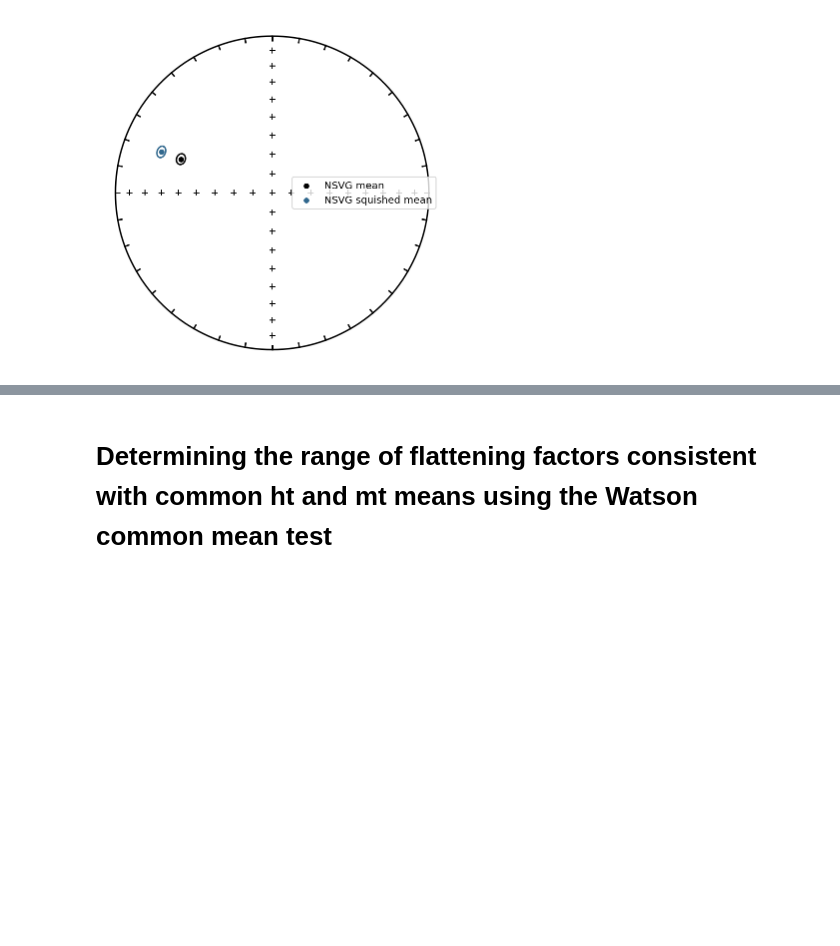
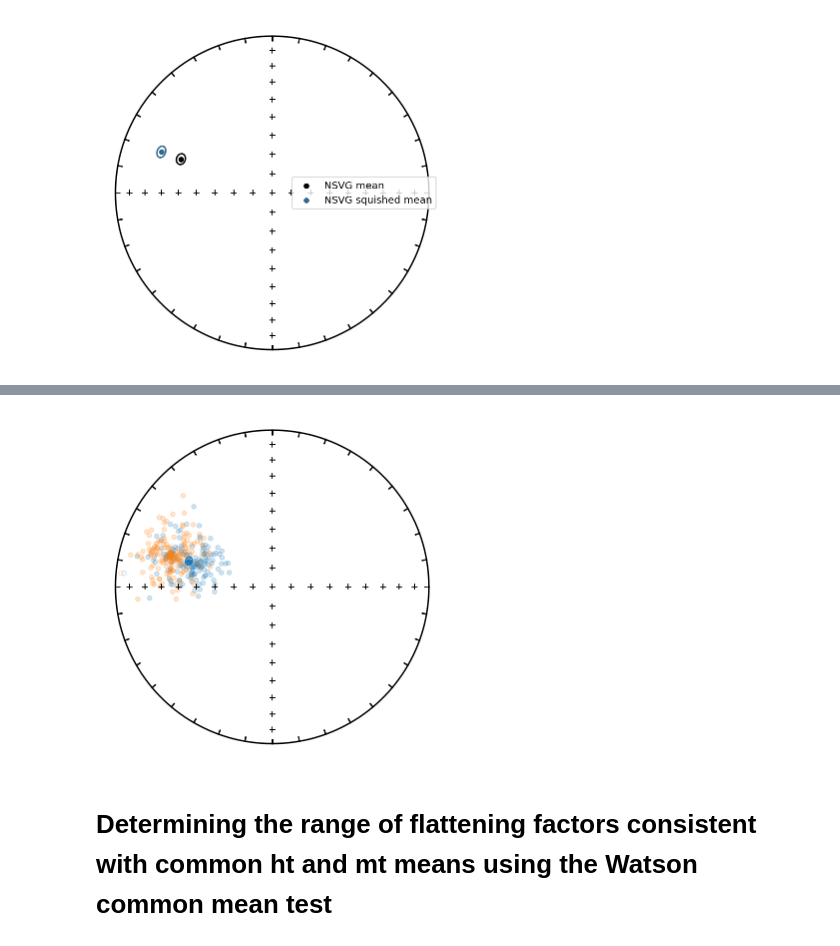
Before and after one commit to Swanson-Hysell-Group/Inclination_Shallowing, a Jupyter notebook: code/Notebooks/Cutface_pmag.ipynb, the cells around one changed output, grey strips where cells are left out. Drawn from its saved outputs; the diff is of its cells as text; code cells hidden in the pictures; blank space fills up the shorter version.

```diff
--- a/code/Notebooks/Cutface_pmag.ipynb
+++ b/code/Notebooks/Cutface_pmag.ipynb
@@ -504,0 +507,10 @@ plt.show()
+# %%
+original_dir_blocks = specimens_ht_tc[['dir_dec', 'dir_inc']].to_numpy()
+dir_blocks_56 = np.array([original_dir_blocks.T[0], ipmag.unsquish(original_dir_blocks.T[1], 0.56)]).T
+dir_blocks_87 = np.array([original_dir_blocks.T[0], ipmag.unsquish(original_dir_blocks.T[1], 0.87)]).T
+
+dir_blocks_56_mean = ipmag.fisher_mean(di_block=dir_blocks_56)
+dir_blocks_87_mean = ipmag.fisher_mean(di_block=dir_blocks_87)
+
+dir_blocks_56_pole = pmag.dia_vgp(dir_blocks_56_mean['dec'], dir_blocks_56_mean['inc'], dir_blocks_56_mean['alpha95'], Cutface_lat, Cutface_lon)
+dir_blocks_87_pole = pmag.dia_vgp(dir_blocks_87_mean['dec'], dir_blocks_87_mean['inc'], dir_blocks_87_mean['alpha95'], Cutface_lat, Cutface_lon)
@@ -505,3 +537,13 @@ plt.show()
+# %%
+plt.figure(figsize=(5,5))
+ipmag.plot_net()
+ipmag.plot_di(dir_blocks_56.T[0], dir_blocks_56.T[1], color='C0', alpha=0.2)
+ipmag.plot_di(dir_blocks_87.T[0], dir_blocks_87.T[1], color='C1', alpha=0.2)
+
+ipmag.plot_di_mean(dir_blocks_56_mean['dec'], dir_blocks_56_mean['inc'], dir_blocks_56_mean['alpha95'], color='C0')
+ipmag.plot_di_mean(dir_blocks_87_mean['dec'], dir_blocks_87_mean['inc'], dir_blocks_87_mean['alpha95'], color='C1')
+# %% [output]
+[figure, added]
 # %% [markdown]
 # Determining the range of flattening factors consistent with common ht and mt means using the Watson common mean test
 # %%
```
Also changed, not shown: parts of 7 cells of this notebook, 3 other files.
